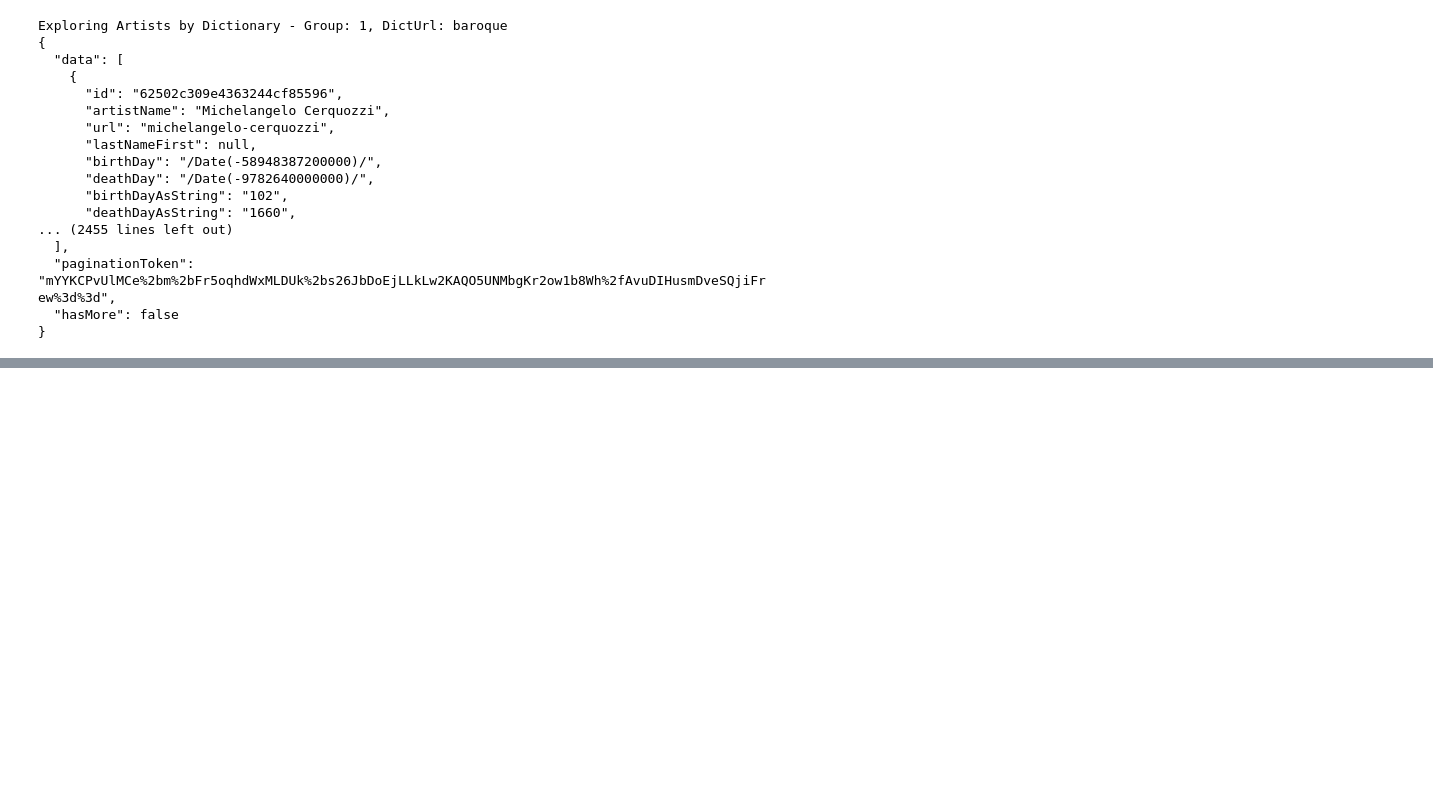
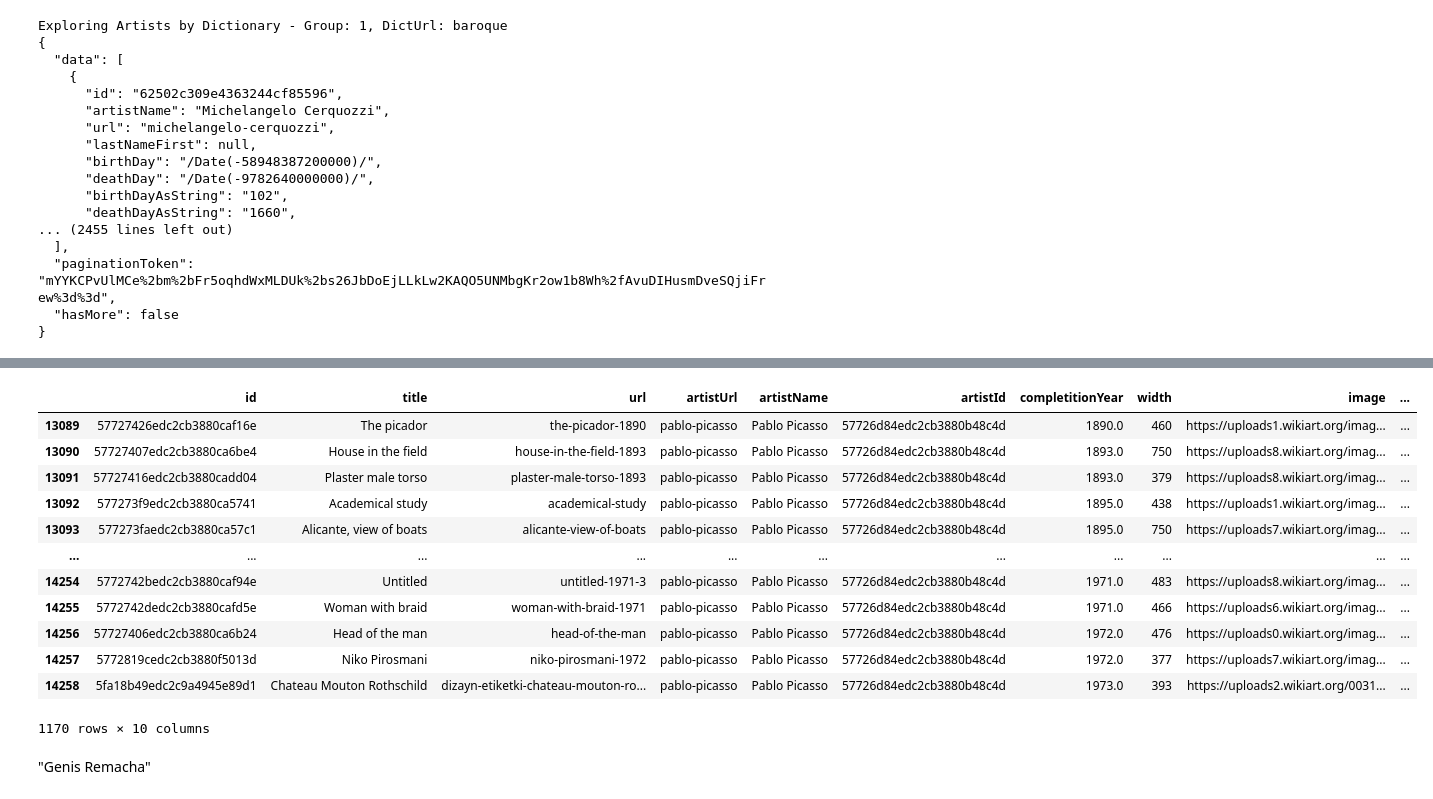
Before and after one commit to piiop/final_project, a Jupyter notebook: data_collection_wikiart.ipynb, the cells around one changed output, grey strips where cells are left out. Drawn from its saved outputs; the diff is of its cells as text; code cells hidden in the pictures; blank space fills up the shorter version.

```diff
--- a/data_collection_wikiart.ipynb
+++ b/data_collection_wikiart.ipynb
@@ -433,0 +488,2 @@ top_styles = [
+# %%
+batch_1 = pd.read_csv("partial_results.csv")
@@ -433,0 +508,3 @@ top_styles = [
+# %%
+artist_ids = batch_1['Artist ID'].to_list()
+artist_ids.remove('6671553f9e43634d88c0ba0c') # No pieces of artwork for this artist
@@ -433,0 +645,2 @@ top_styles = [
+# %%
+paintings_df = paintings_df[paintings_df['artistName'] != "Genis Remacha"]
@@ -433,0 +672,19 @@ top_styles = [
+# %%
+pablo_mask = paintings_df[paintings_df['artistName'] == 'Pablo Picasso']
+pablo_mask
+# %% [output]
+|  | id | title | url | artistUrl | artistName | artistId | completitionYear | width | image | ... |
+| 13089 | 57727426edc2cb3880caf16e | The picador | the-picador-1890 | pablo-picasso | Pablo Picasso | 57726d84edc2cb3880b48c4d | 1890.0 | 460 | https://uploads1.wikiart.org/imag... | ... |
+| 13090 | 57727407edc2cb3880ca6be4 | House in the field | house-in-the-field-1893 | pablo-picasso | Pablo Picasso | 57726d84edc2cb3880b48c4d | 1893.0 | 750 | https://uploads8.wikiart.org/imag... | ... |
+| 13091 | 57727416edc2cb3880cadd04 | Plaster male torso | plaster-male-torso-1893 | pablo-picasso | Pablo Picasso | 57726d84edc2cb3880b48c4d | 1893.0 | 379 | https://uploads8.wikiart.org/imag... | ... |
+| 13092 | 577273f9edc2cb3880ca5741 | Academical study | academical-study | pablo-picasso | Pablo Picasso | 57726d84edc2cb3880b48c4d | 1895.0 | 438 | https://uploads1.wikiart.org/imag... | ... |
+| 13093 | 577273faedc2cb3880ca57c1 | Alicante, view of boats | alicante-view-of-boats | pablo-picasso | Pablo Picasso | 57726d84edc2cb3880b48c4d | 1895.0 | 750 | https://uploads7.wikiart.org/imag... | ... |
+| ... | ... | ... | ... | ... | ... | ... | ... | ... | ... | ... |
+| 14254 | 5772742bedc2cb3880caf94e | Untitled | untitled-1971-3 | pablo-picasso | Pablo Picasso | 57726d84edc2cb3880b48c4d | 1971.0 | 483 | https://uploads8.wikiart.org/imag... | ... |
+| 14255 | 5772742dedc2cb3880cafd5e | Woman with braid | woman-with-braid-1971 | pablo-picasso | Pablo Picasso | 57726d84edc2cb3880b48c4d | 1971.0 | 466 | https://uploads6.wikiart.org/imag... | ... |
+| 14256 | 57727406edc2cb3880ca6b24 | Head of the man | head-of-the-man | pablo-picasso | Pablo Picasso | 57726d84edc2cb3880b48c4d | 1972.0 | 476 | https://uploads0.wikiart.org/imag... | ... |
+| 14257 | 5772819cedc2cb3880f5013d | Niko Pirosmani | niko-pirosmani-1972 | pablo-picasso | Pablo Picasso | 57726d84edc2cb3880b48c4d | 1972.0 | 377 | https://uploads7.wikiart.org/imag... | ... |
+| 14258 | 5fa18b49edc2c9a4945e89d1 | Chateau Mouton Rothschild | dizayn-etiketki-chateau-mouton-ro... | pablo-picasso | Pablo Picasso | 57726d84edc2cb3880b48c4d | 1973.0 | 393 | https://uploads2.wikiart.org/0031... | ... |
+1170 rows × 10 columns
+# %% [markdown]
+"Genis Remacha"
```
Also changed, not shown: parts of 12 cells of this notebook, 13 other files.
